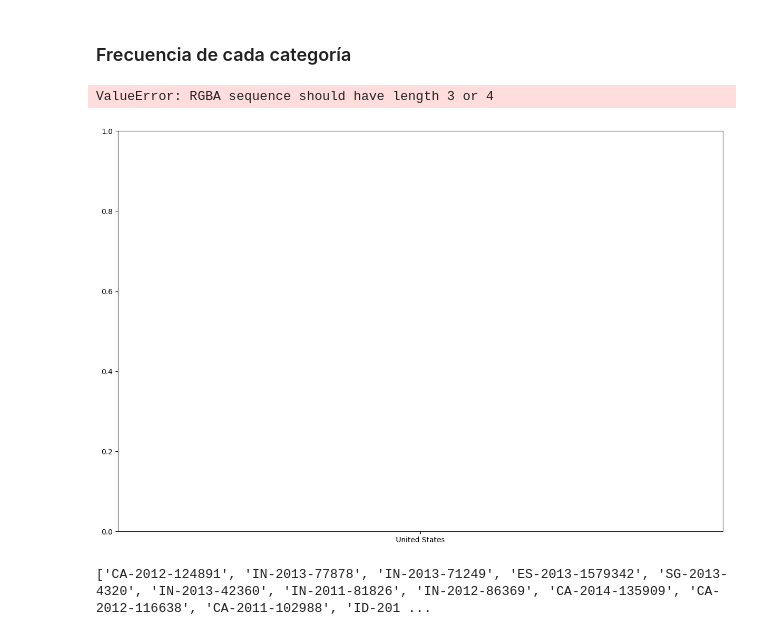
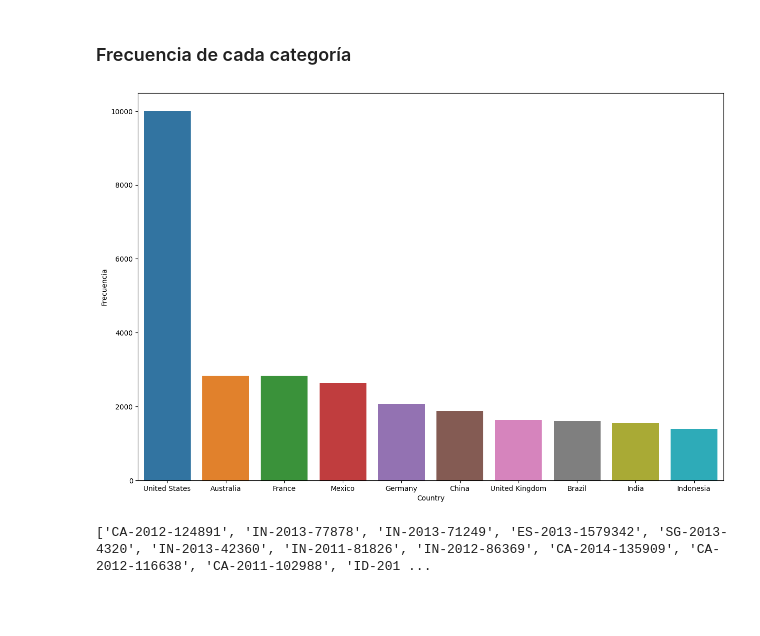
Before and after one commit to Leoga93/sistema-recomendaci-n, a Jupyter notebook: notebooks/01_data_exploration.ipynb, the cells around one changed output. Drawn from its saved outputs; the diff is of its cells as text; code cells hidden in the pictures; blank space fills up the shorter version.

```diff
--- a/notebooks/01_data_exploration.ipynb
+++ b/notebooks/01_data_exploration.ipynb
@@ -11,7 +11,13 @@ import seaborn as sns
 # %% [markdown]
 ### Tamaño del conjunto de datos
 # %%
+import os
+
 url = "C:/Users/USUARIO/Desktop/Proyectos/Sistema_recomendacion/data/raw/data_raw.csv"
-data = pd.read_csv(url, sep=',', encoding='latin1')
-data.shape
+
+if os.path.exists(url):
+    data = pd.read_csv(url, sep=',', encoding='latin1')
+    print("Carga exitosa:", data.shape)
+else:
+    print("Archivo no encontrado. verifica la ruta.")
 # %% [output]
@@ -290,19 +296,18 @@ variables_categoricas = data.select_dtypes(['object'])
 # %%
 # Creando nuevo dataframe agrupando los datos por ciudad y contando cuantos clientes hay por País
 ventas_pais = data.groupby('Country')["Customer ID" ].count().reset_index()
 # Renombrando columnas
 ventas_pais.columns = ["Country", "Frecuencia"]
 # Ordenando valores
 ventas_pais = ventas_pais.sort_values(by="Frecuencia", ascending=False)
 
 # Creando gráfico de barras
-color = sns.color_palette("Set2")
+color = sns.color_palette("pastel", n_colors=10)
 plt.figure(figsize=(15,10))
-sns.barplot(data=ventas_pais.head(10), x="Country", y="Frecuencia", color=color)
+sns.barplot(data=ventas_pais.head(10), x="Country", y="Frecuencia", hue="Country")
 plt.show()
 # %% [output]
-ValueError: RGBA sequence should have length 3 or 4
-[figure, old version]
+[figure, new version]
 # %%
 for col in variables_categoricas.columns:
     val_uni = data[col].unique().tolist()
```
Also changed, not shown: parts of 1 cell of this notebook, 2 other files.
